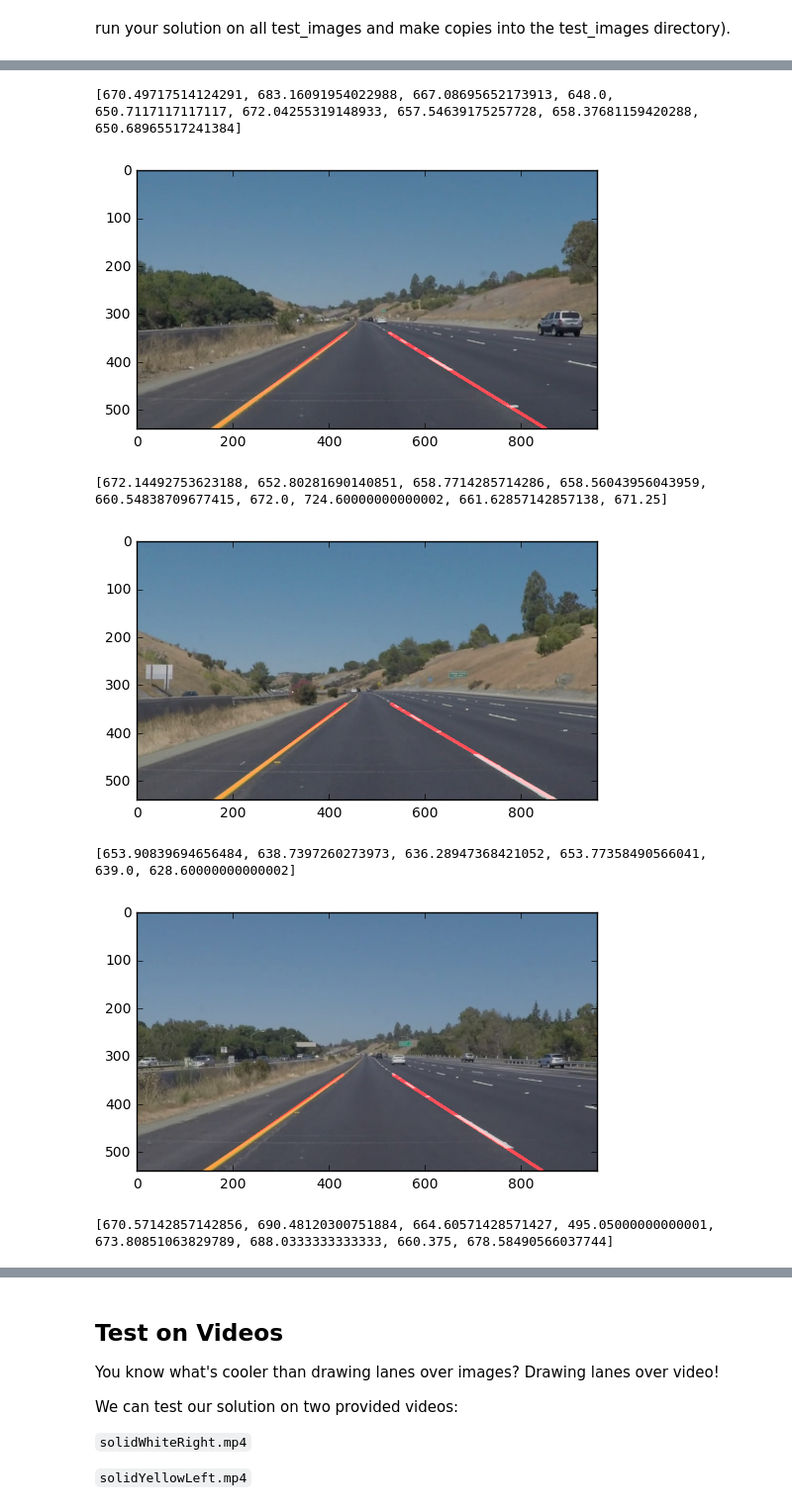
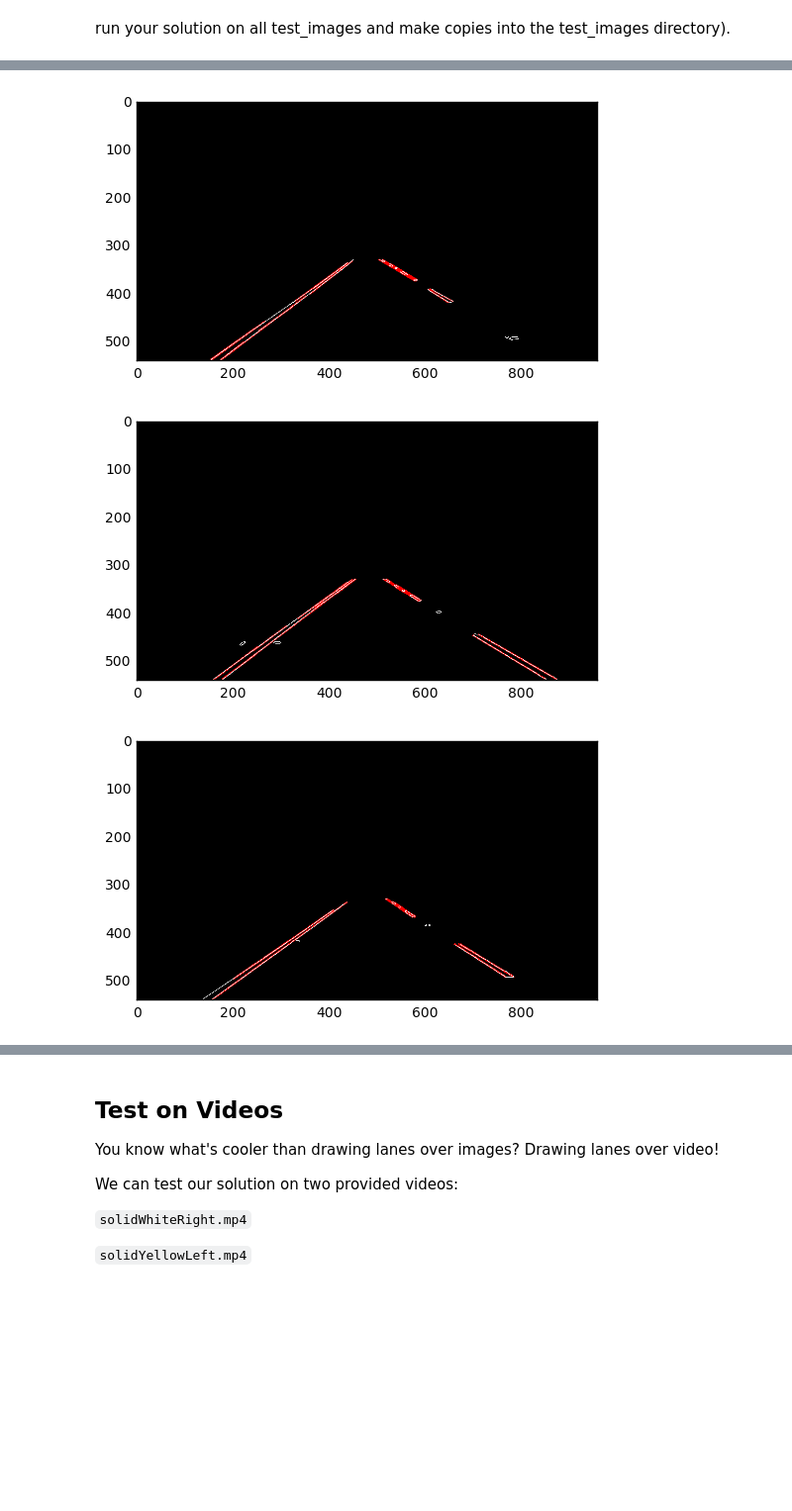
Before and after one commit to jocmom/CarND-LaneLines-P1, a Jupyter notebook: P1.ipynb, the cells around one changed output, grey strips where cells are left out. Shown at 99% size. Cells and saved outputs as stored; diff of their text form; code cells hidden in the pictures; blank space fills up the shorter version.

Commit message:
CHG: Looking at error for curve

```diff
--- a/P1.ipynb
+++ b/P1.ipynb
@@ -133,7 +133,6 @@ def average_lines(img, lines, color=[255, 0, 0], thickness=5):
                 b_right.append(b)
 
     # reject ouliers
-    print(b_left)
     b_left = reject_outliers(np.array(b_left))
     b_right = reject_outliers(np.array(b_right))
     m_left = reject_outliers(np.array(m_left))
@@ -183,8 +182,8 @@ def hough_lines(img, rho, theta, threshold, min_line_len, max_line_gap):
     """
     lines = cv2.HoughLinesP(img, rho, theta, threshold, np.array([]), minLineLength=min_line_len, maxLineGap=max_line_gap)
     line_img = np.zeros((img.shape[0], img.shape[1], 3), dtype=np.uint8)
-    #draw_lines(line_img, lines)
-    average_lines(line_img, lines)
+    draw_lines(line_img, lines)
+    #average_lines(line_img, lines)
     return line_img
 
 # Python 3 has support for cool math symbols.
@@ -221,7 +220,7 @@ os.listdir("test_images/")
 run your solution on all test_images and make copies into the test_images directory).
 # %%
 # TODO: Build your pipeline that will draw lane lines on the test_images
-# then save them to the test_images directory.
+# then save them to the test_images directory
 
 rho = 2 # distance resolution in pixels of the Hough grid
 theta = np.pi/180 # angular resolution in radians of the Hough grid
@@ -239,8 +238,8 @@ vertices = np.array([[bottom_left, top_left, top_right, bottom_right]], dtype=np
 
 folder = 'test_images/'
 for file in os.listdir(folder):
-    img = mpimg.imread(folder + file)
-    gray = grayscale(img)
+    image = mpimg.imread(folder + file)
+    gray = grayscale(image)
 
     # smooth the image
     blur_gray = gaussian_blur(gray, 5)
@@ -256,13 +255,13 @@ for file in os.listdir(folder):
 
     # find lines in the image
     lines = hough_lines(masked_edges, rho, theta, threshold, min_line_length, max_line_gap)
-    lines_img = weighted_img(lines, img, α=0.8, β=1., λ=0.)
+    lines_img = weighted_img(lines, image, α=0.8, β=1., λ=0.)
 
     #plt.imshow(blur_gray, cmap='gray')
     #plt.imshow(edges, cmap='Greys_r')
     #plt.imshow(masked_edges, cmap='Greys_r')
     #plt.figure(figsize=(20,10))
-    #plt.imshow(color_edges + lines)
-    plt.imshow(lines_img)
+    plt.imshow(color_edges + lines)
+    #plt.imshow(lines_img)
     plt.show()
 # %% [output]
@@ -273,7 +270,3 @@ for file in os.listdir(folder):
-[670.49717514124291, 683.16091954022988, 667.08695652173913, 648.0, 650.7117117117117, 672.04255319148933, 657.54639175257728, 658.37681159420288, 650.68965517241384]
-[figure, old version]
+[figure, new version]
-[672.14492753623188, 652.80281690140851, 658.7714285714286, 658.56043956043959, 660.54838709677415, 672.0, 724.60000000000002, 661.62857142857138, 671.25]
-[figure, old version]
+[figure, new version]
-[653.90839694656484, 638.7397260273973, 636.28947368421052, 653.77358490566041, 639.0, 628.60000000000002]
-[figure, old version]
+[figure, new version]
-[670.57142857142856, 690.48120300751884, 664.60571428571427, 495.05000000000001, 673.80851063829789, 688.0333333333333, 660.375, 678.58490566037744]
```
Also changed, not shown: parts of 10 cells of this notebook.
